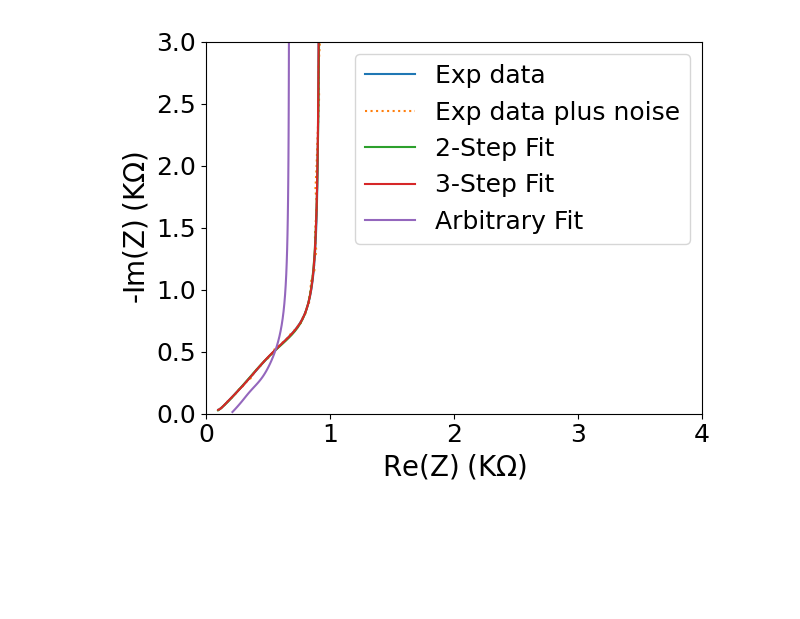
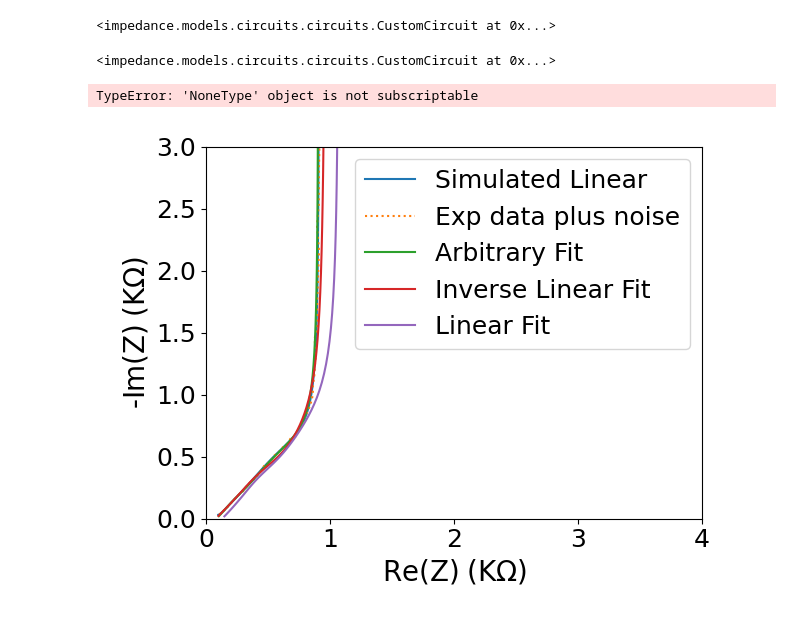
Before and after one commit to Yugal0/fitting-final, a Jupyter notebook: Noise added/linnoise.ipynb, the cells around one changed output. Cells and saved outputs as stored; diff of their text form; code cells hidden in the pictures; blank space fills up the shorter version.

```diff
--- a/Noise added/linnoise.ipynb
+++ b/Noise added/linnoise.ipynb
@@ -82,7 +82,7 @@ ax.set_aspect("equal")
 Q=6.61e-4
 alpha=1
 
-R1=400
+R1=1000
 delta1=0.3
 R2=400
 
@@ -109,7 +109,9 @@ cmodel2=CustomCircuit(initial_guess=[R1,R1*Q,R2*Q,R3*Q,delta1,delta2,alpha,Rhfr,
 
 cmodel3=CustomCircuit(initial_guess=[Q,alpha,R1,R2,R3,R4,Rhfr,Rrxn,Qdl,alpha2],circuit="arbitRCPE_1-R_1-p(R_2,CPE_1)")
 
-cmodel4=CustomCircuit(initial_guess=[R1,R1*Q,R2*Q,alpha,Rhfr,Rrxn,Qdl,alpha2],circuit="TLMilin_1-R_1-p(R_2,CPE_1)")
+cmodel4=CustomCircuit(initial_guess=[R1,R1*Q,R2*Q,alpha,Rhfr,Rrxn,Qdl,alpha2],circuit="TLMilinnew_1-R_1-p(R_2,CPE_1)")
+
+cmodel5=CustomCircuit(initial_guess=[R1,R1*Q,R2*Q,alpha,Rhfr,Rrxn,Qdl,alpha2],circuit="TLMlinnew_1-R_1-p(R_2,CPE_1)")
 # %%
 #wt="unit"
 wt="mod"
@@ -127,31 +129,31 @@ cmodel1.fit(impedance=zexp_noise,frequencies=freq_list,sigma=give_weights(zexp,w
 
 cmodel2.fit(impedance=zexp_noise,frequencies=freq_list,sigma=give_weights(zexp,wt),bounds=[(0,0,0,0,0,0,0,0,0,0,0.5),(np.inf,np.inf,np.inf,np.inf,np.inf,1,np.inf,np.inf,np.inf,np.inf,1)])
 
-cmodel3.fit(impedance=zexp_noise,frequencies=freq_list,sigma=give_weights(zexp,""),bounds=[(0,0,0,0,0,0,0,0,0,0.5),(np.inf,1,np.inf,np.inf,np.inf,np.inf,np.inf,np.inf,np.inf,1)])
-
-# mp.dps=700
-# cmodel4.fit(impedance=zexp_noise,frequencies=freq_list,sigma=give_weights(zexp,wt),bounds=[(0,0,0,0.5,0,0,0,0.5),(np.inf,np.inf,np.inf,1,np.inf,np.inf,np.inf,1)])
-
-zfit1=cmodel1.predict(frequencies=freq_list)
-delta1_fit1=cmodel1.parameters_[3]
-R1_fit1=cmodel1.parameters_[0]
-R2_fit1=cmodel1.parameters_[2]*cmodel1.parameters_[0]/cmodel1.parameters_[1]
-
-zfit2=cmodel2.predict(frequencies=freq_list)
-delta1_fit2=cmodel2.parameters_[4]
-delta2_fit2=cmodel2.parameters_[5]
-R1_fit2=cmodel2.parameters_[0]
-R2_fit2=cmodel2.parameters_[2]*cmodel2.parameters_[0]/cmodel2.parameters_[1]
-R3_fit2=cmodel2.parameters_[3]*cmodel2.parameters_[0]/cmodel2.parameters_[1]
-
-zfit3=cmodel3.predict(frequencies=freq_list)
-R1_fit3=cmodel3.parameters_[2]
-R2_fit3=cmodel3.parameters_[3]
-R3_fit3=cmodel3.parameters_[4]
-R4_fit3=cmodel3.parameters_[5]
-
-# zfit4=cmodel4.predict(frequencies=freq_list)
-# R1_fit4=cmodel4.parameters_[2]
-# R2_fit4=cmodel4.parameters_[3]
-# R3_fit4=cmodel4.parameters_[4]
-# R4_fit4=cmodel4.parameters_[5]
+cmodel3.fit(impedance=zexp_noise,frequencies=freq_list,sigma=give_weights(zexp,wt),bounds=[(0,0,0,0,0,0,0,0,0,0.5),(np.inf,1,np.inf,np.inf,np.inf,np.inf,np.inf,np.inf,np.inf,1)])
+# %% [output]
+<impedance.models.circuits.circuits.CustomCircuit at 0x...>
+# %%
+mp.dps=100
+cmodel5.fit(impedance=zexp_noise,frequencies=freq_list,sigma=give_weights(zexp_noise,wt),bounds=[(0,0,0,0.5,0,0,0,0.5),(np.inf,np.inf,np.inf,1,np.inf,np.inf,np.inf,1)])
+# %% [output]
+<impedance.models.circuits.circuits.CustomCircuit at 0x...>
+# %%
+zfit5=cmodel5.predict(frequencies=freq_list)
+R1_fit5=cmodel5.parameters_[2]
+R2_fit5=cmodel5.parameters_[3]
+R3_fit5=cmodel5.parameters_[4]
+R4_fit5=cmodel5.parameters_[5]
+# %%
+#inverse Linear Fit dont touch
+mp.dps=100
+cmodel4.fit(impedance=zexp_noise,frequencies=freq_list,sigma=give_weights(zexp,wt),bounds=[(0,0,0,0.5,0,0,0,0.5),(np.inf,np.inf,np.inf,1,np.inf,np.inf,np.inf,1)])
+
+
+zfit4=cmodel4.predict(frequencies=freq_list)
+# %%
+R1_fit4=cmodel4.parameters_[0]
+R2_fit4=cmodel4.parameters_[2]*cmodel4.parameters_[0]/cmodel4.parameters_[1]
+Q_fit4=cmodel4.parameters_[1]/cmodel4.parameters_[0]
+# R4_fit4=cmodel4.parameters_[5]
+# %% [output]
+TypeError: 'NoneType' object is not subscriptable
@@ -158,27 +179,29 @@ R4_fit3=cmodel3.parameters_[5]
 # %%
 # fig1, ax1 =plt.subplots()
 # ax1.plot(np.real(zexp),-np.imag(zexp),label="Exp data")
 # ax1.plot(np.real(zexp_noise),-np.imag(zexp_noise),label="Exp data plus noise")
 # ax1.plot(np.real(zfit),-np.imag(zfit),label="Fit")
 # ax1.legend()
 # ax1.set_aspect("equal")
 
 fig1, ax1 =plt.subplots()
-ax1.plot(np.real(zexp)/1000,-np.imag(zexp)/1000,label="Exp data")
+ax1.plot(np.real(zexp)/1000,-np.imag(zexp)/1000,label="Simulated Linear")
 ax1.plot(np.real(zexp_noise)/1000,-np.imag(zexp_noise)/1000,":",label="Exp data plus noise")
-ax1.plot(np.real(zfit1)/1000,-np.imag(zfit1)/1000,label="2-Step Fit")
-ax1.plot(np.real(zfit2)/1000,-np.imag(zfit2)/1000,label="3-Step Fit")
+# ax1.plot(np.real(zfit1)/1000,-np.imag(zfit1)/1000,label="2-Step Fit")
+# ax1.plot(np.real(zfit2)/1000,-np.imag(zfit2)/1000,label="3-Step Fit")
 ax1.plot(np.real(zfit3)/1000,-np.imag(zfit3)/1000,label="Arbitrary Fit")
+ax1.plot(np.real(zfit4)/1000,-np.imag(zfit4)/1000,label="Inverse Linear Fit")
+ax1.plot(np.real(zfit5)/1000,-np.imag(zfit5)/1000,label="Linear Fit")
 ax1.legend(fontsize=18)
 ax1.set_xlabel("Re(Z)$\;($K$\Omega$)",fontsize=20)
 ax1.set_ylabel("-Im(Z)$\;($K$\Omega$)",fontsize=20)
 ax1.tick_params(labelsize=18)
 ax1.set_xlim(0,4)
 ax1.set_ylim(0,3)
 ax1.set_aspect("equal")
 plt.tight_layout()
 fig1.savefig("Nyq_2stepnoise.png",dpi=700)
 # %% [output]
-[figure, old version]
+[figure, new version]
 # %%
 fig2, ax2= plt.subplots()
```
Also changed, not shown: parts of 3 cells of this notebook, 6 other files.
